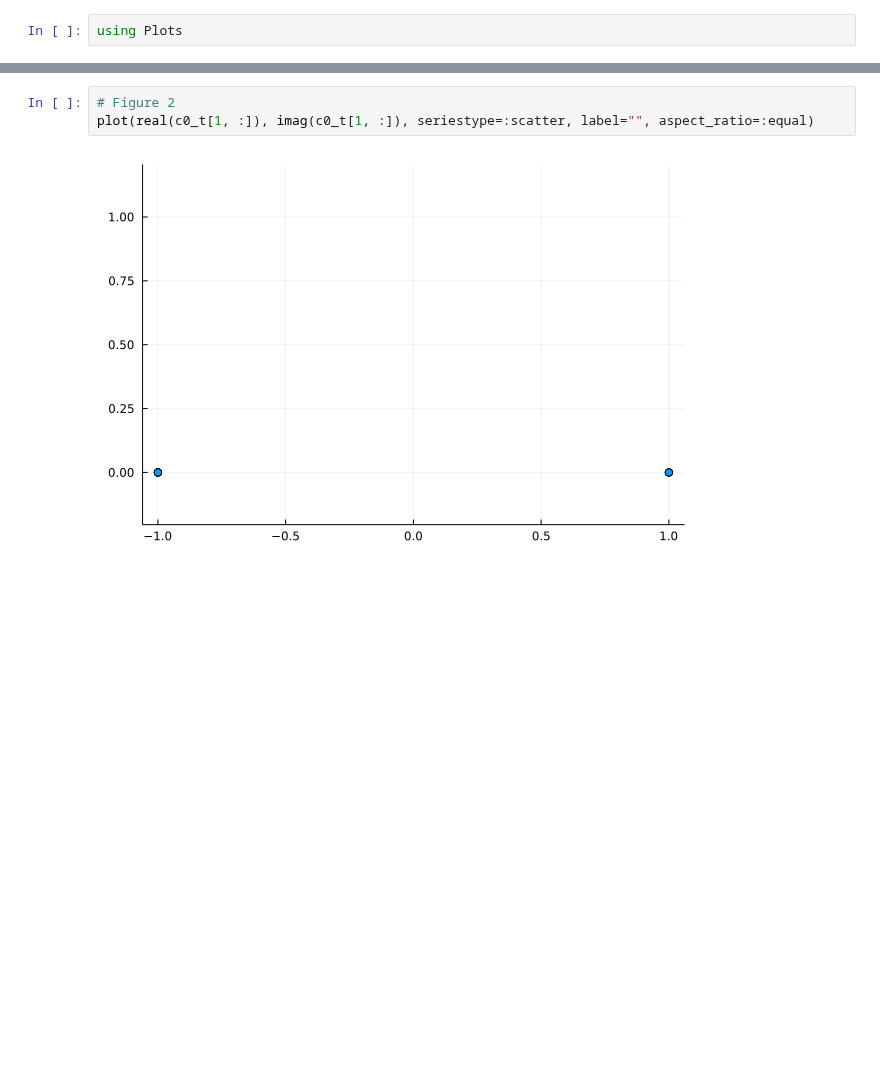
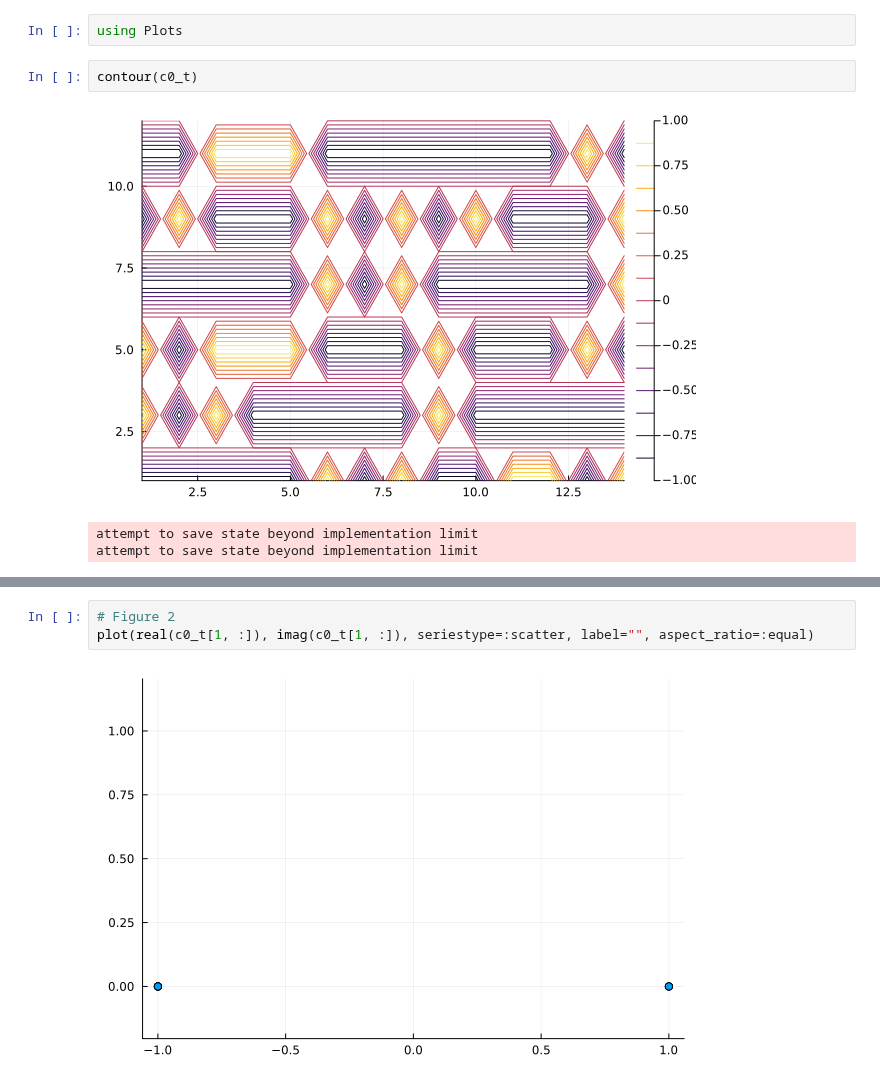
Before and after one commit to setrar/DigiCom, a Jupyter notebook: Labs/TP4/lab4.ipynb, the cells around one changed output, grey strips where cells are left out. Drawn from its saved outputs; the diff is of its cells as text; blank space fills up the shorter version.

```diff
--- a/Labs/TP4/lab4.ipynb
+++ b/Labs/TP4/lab4.ipynb
@@ -135,4 +150,10 @@ LoadError: BoundsError: attempt to access Tuple{Int64} at index [14]
 # %%
 using Plots
+# %%
+contour(c0_t)
+# %% [output]
+[figure, added]
+attempt to save state beyond implementation limit
+attempt to save state beyond implementation limit
 # %%
 # Figure 1
```
Also changed, not shown: parts of 6 cells of this notebook.
